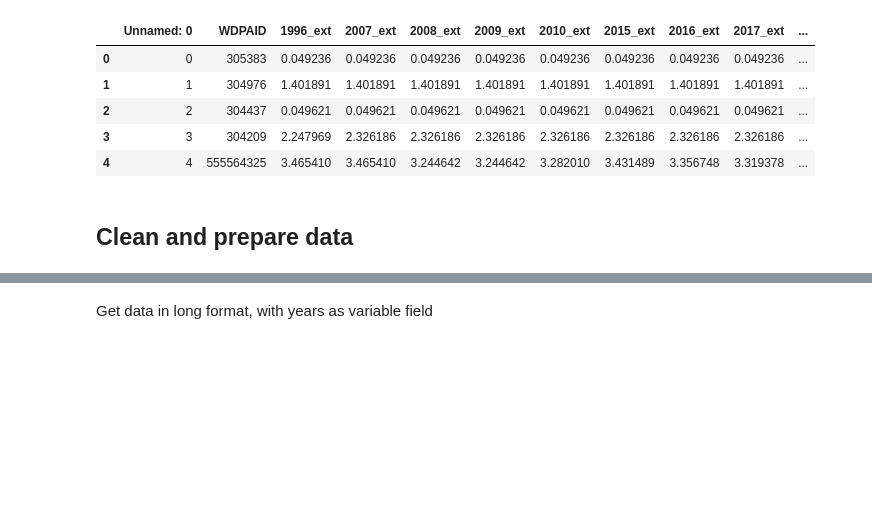
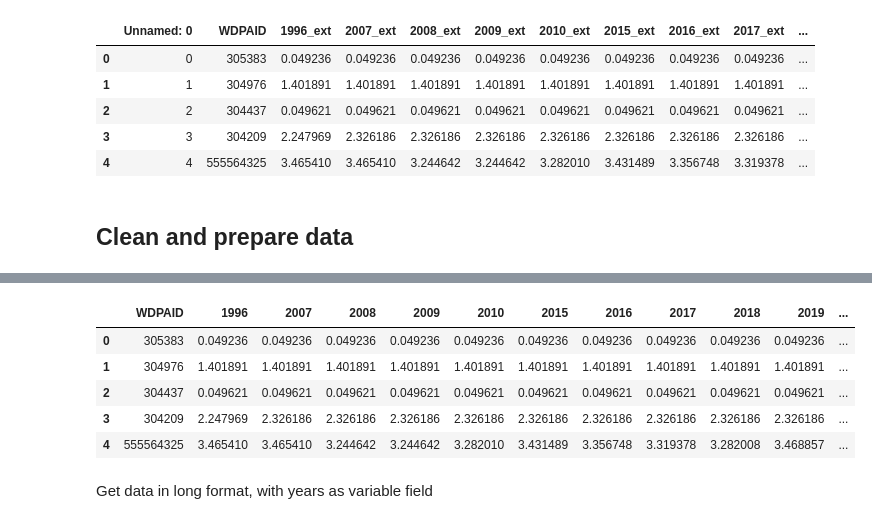
Before and after one commit to Vizzuality/mangrove-atlas, a Jupyter notebook: data/notebooks/Lab/data_processing/widgets-v2/v2_widget_extent.ipynb, the cells around one changed output, grey strips where cells are left out. Saved outputs shown, nothing was run; the diff lists cells and outputs as text; code cells hidden in the pictures; blank space fills up the shorter version.

```diff
--- a/data/notebooks/Lab/data_processing/widgets-v2/v2_widget_extent.ipynb
+++ b/data/notebooks/Lab/data_processing/widgets-v2/v2_widget_extent.ipynb
@@ -63,6 +63,18 @@ mang_df.head()
 | 2 | ATG | 8.599803 | 8.056525 | 8.045263 | 8.120315 | 8.464015 | 8.496359 | 8.649305 | 8.729715 | 8.799555 | 8.769970 | ... |
 | 3 | BHS | 1690.101771 | 1608.836185 | 1549.837237 | 1547.972976 | 1511.060911 | 1489.671158 | 1490.582013 | 1498.132787 | 1502.181278 | 1517.485798 | ... |
 | 4 | BRB | 0.097765 | 0.102033 | 0.104460 | 0.103038 | 0.107249 | 0.100667 | 0.095981 | 0.094587 | 0.094601 | 0.098812 | ... |
+# %%
+wdpa_df.drop(columns=['Unnamed: 0'], inplace=True)
+
+wdpa_df.columns = wdpa_df.columns.str.replace('_ext', '')
+wdpa_df.head()
+# %% [output]
+|  | WDPAID | 1996 | 2007 | 2008 | 2009 | 2010 | 2015 | 2016 | 2017 | 2018 | 2019 | ... |
+| 0 | 305383 | 0.049236 | 0.049236 | 0.049236 | 0.049236 | 0.049236 | 0.049236 | 0.049236 | 0.049236 | 0.049236 | 0.049236 | ... |
+| 1 | 304976 | 1.401891 | 1.401891 | 1.401891 | 1.401891 | 1.401891 | 1.401891 | 1.401891 | 1.401891 | 1.401891 | 1.401891 | ... |
+| 2 | 304437 | 0.049621 | 0.049621 | 0.049621 | 0.049621 | 0.049621 | 0.049621 | 0.049621 | 0.049621 | 0.049621 | 0.049621 | ... |
+| 3 | 304209 | 2.247969 | 2.326186 | 2.326186 | 2.326186 | 2.326186 | 2.326186 | 2.326186 | 2.326186 | 2.326186 | 2.326186 | ... |
+| 4 | 555564325 | 3.465410 | 3.465410 | 3.244642 | 3.244642 | 3.282010 | 3.431489 | 3.356748 | 3.319378 | 3.282008 | 3.468857 | ... |
 # %% [markdown]
 Get data in long format, with years as variable field
 # %%
```
Also changed, not shown: parts of 15 cells of this notebook, 2 other files.
